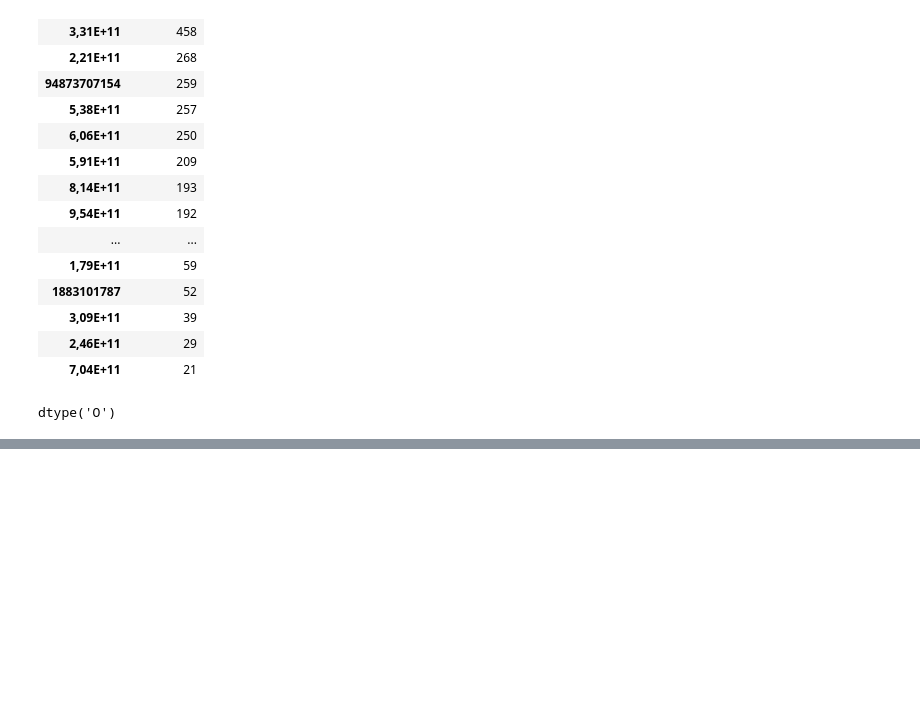
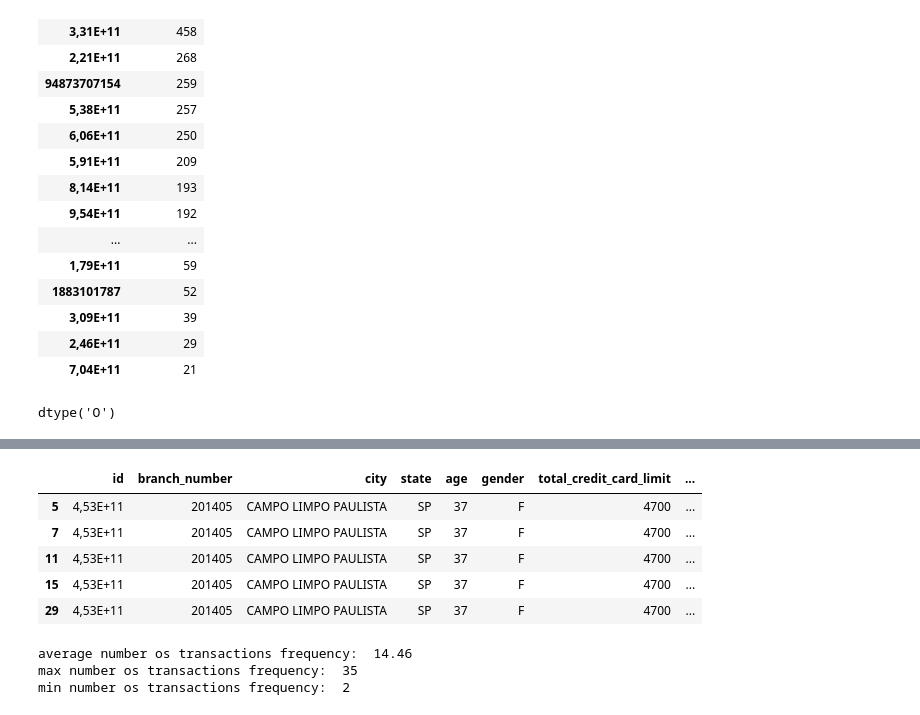
Before and after one commit to napolioni/pandas-projetos, a Jupyter notebook: AnaliseCartaoDeCredito/cartao_de_credito.ipynb, the cells around one changed output, grey strips where cells are left out. Cells and saved outputs as stored; diff of their text form; code cells hidden in the pictures; blank space fills up the shorter version.

```diff
--- a/AnaliseCartaoDeCredito/cartao_de_credito.ipynb
+++ b/AnaliseCartaoDeCredito/cartao_de_credito.ipynb
@@ -243,0 +298,21 @@ data['good_fryday'].replace(data[data.date == '2019-0419'])
+# %%
+covid.head()
+# %% [output]
+|  | id | branch_number | city | state | age | gender | total_credit_card_limit | ... |
+| 5 | 4,53E+11 | 201405 | CAMPO LIMPO PAULISTA | SP | 37 | F | 4700 | ... |
+| 7 | 4,53E+11 | 201405 | CAMPO LIMPO PAULISTA | SP | 37 | F | 4700 | ... |
+| 11 | 4,53E+11 | 201405 | CAMPO LIMPO PAULISTA | SP | 37 | F | 4700 | ... |
+| 15 | 4,53E+11 | 201405 | CAMPO LIMPO PAULISTA | SP | 37 | F | 4700 | ... |
+| 29 | 4,53E+11 | 201405 | CAMPO LIMPO PAULISTA | SP | 37 | F | 4700 | ... |
+# %%
+# Frequência de uso
+
+covid_freq = covid.groupby('id')[['age']].count().sort_values('age', ascending=False)
+covid_freq.columns = ['frequency']
+print('average number os transactions frequency: ', round(covid_freq.frequency.mean(), 2))
+print('max number os transactions frequency: ', covid_freq.frequency.max())
+print('min number os transactions frequency: ', covid_freq.frequency.min())
+# %% [output]
+average number os transactions frequency:  14.46
+max number os transactions frequency:  35
+min number os transactions frequency:  2
```
Also changed, not shown: parts of 23 cells of this notebook.
